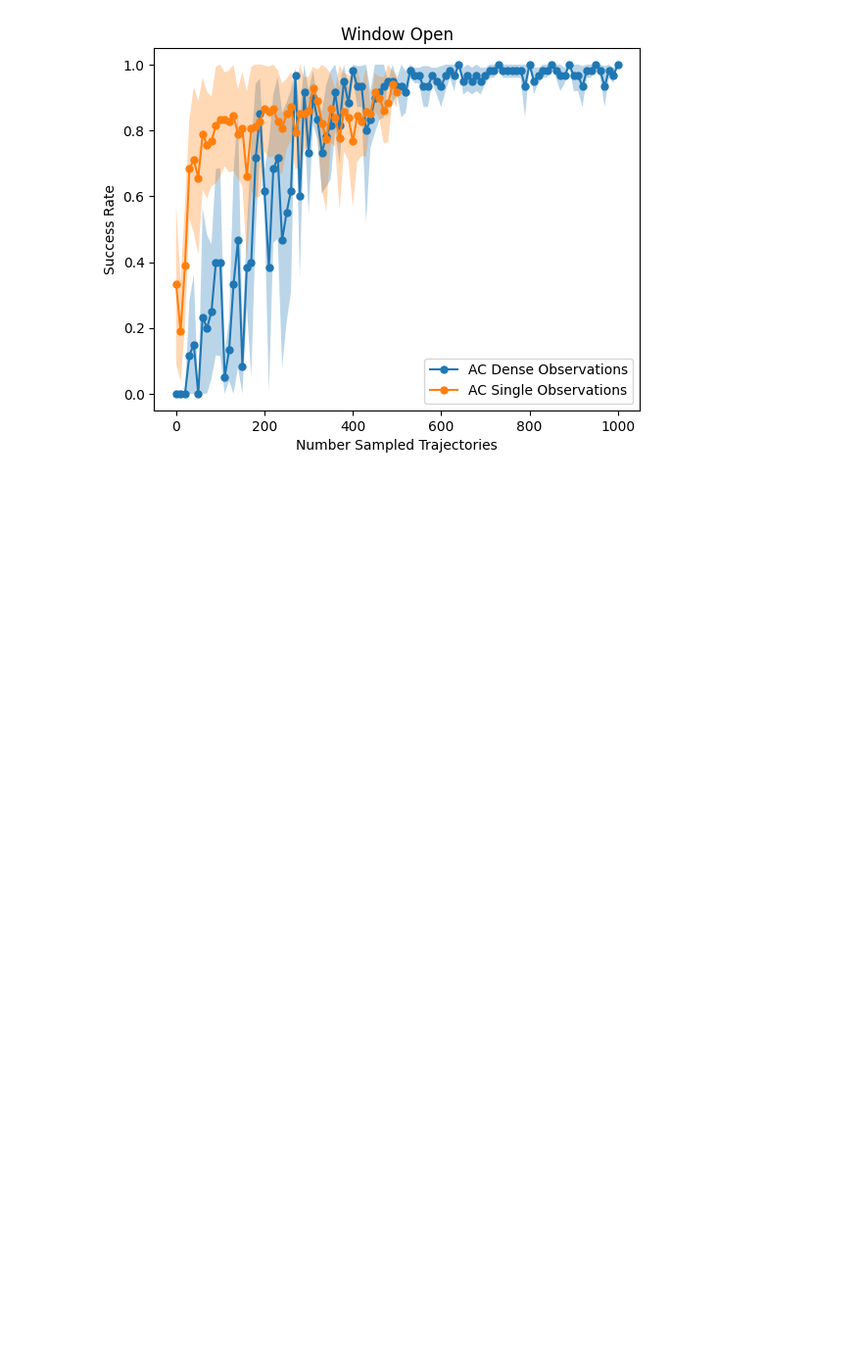
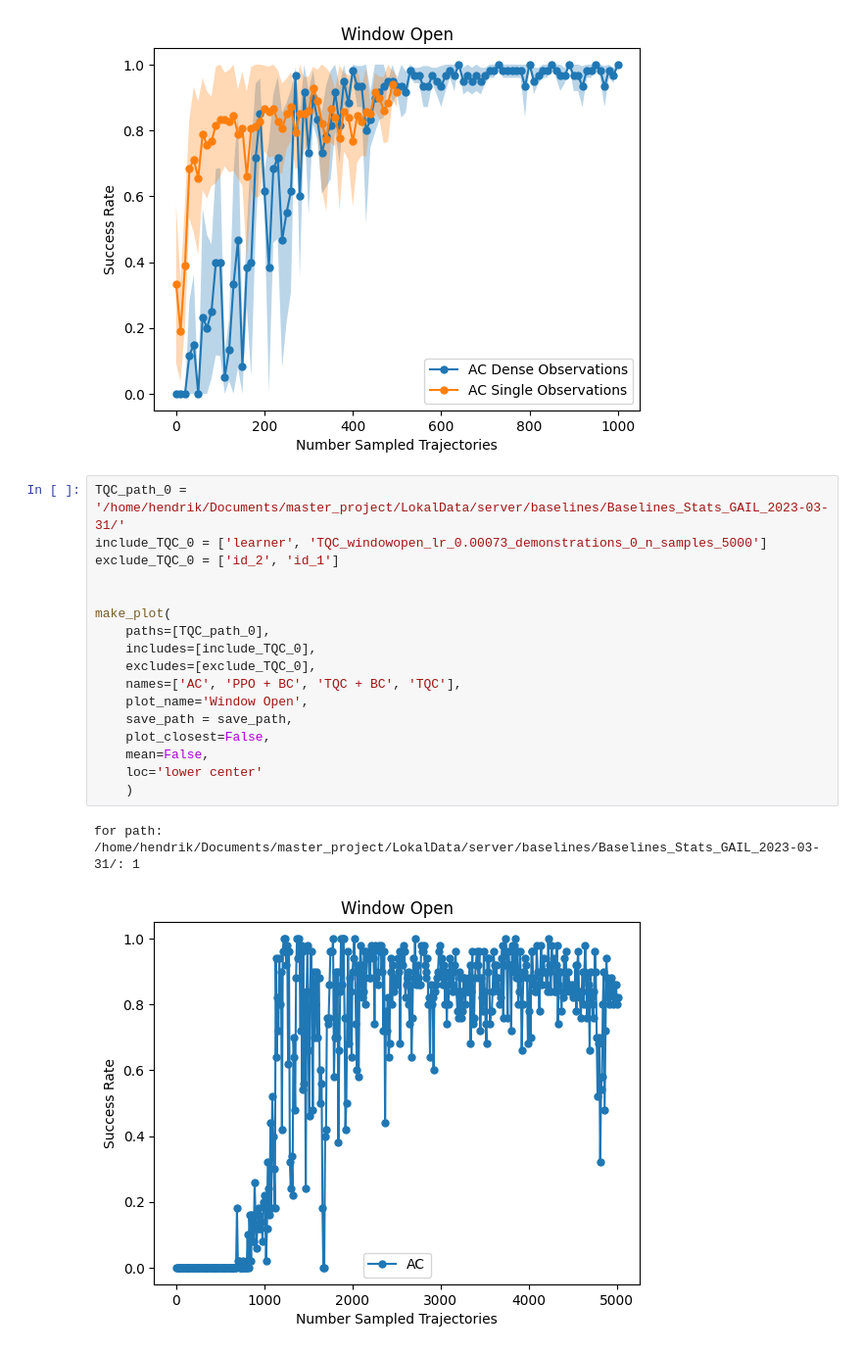
Before and after one commit to ReliableTree/ActiveCritic, a Jupyter notebook: src/active_critic/analyze_stats/dense_1/windowopen.ipynb, the cells around one changed output. Shown at 98% size. Drawn from its saved outputs; the diff is of its cells as text; blank space fills up the shorter version.

```diff
--- a/src/active_critic/analyze_stats/dense_1/windowopen.ipynb
+++ b/src/active_critic/analyze_stats/dense_1/windowopen.ipynb
@@ -64,3 +64,23 @@ make_plot(
 for path: /home/hendrik/Documents/master_project/LokalData/server/AC/0331_stats/: 3
 for path: /home/hendrik/Documents/master_project/LokalData/server/AC/AC_var_2023-03-28/: 4
 [figure]
+# %%
+TQC_path_0 = '/home/hendrik/Documents/master_project/LokalData/server/baselines/Baselines_Stats_GAIL_2023-03-31/'
+include_TQC_0 = ['learner', 'TQC_windowopen_lr_0.00073_demonstrations_0_n_samples_5000']
+exclude_TQC_0 = ['id_2', 'id_1']
+
+
+make_plot(
+    paths=[TQC_path_0],
+    includes=[include_TQC_0],
+    excludes=[exclude_TQC_0],
+    names=['AC', 'PPO + BC', 'TQC + BC', 'TQC'],
+    plot_name='Window Open',
+    save_path = save_path,
+    plot_closest=False,
+    mean=False,
+    loc='lower center'
+    )
+# %% [output]
+for path: /home/hendrik/Documents/master_project/LokalData/server/baselines/Baselines_Stats_GAIL_2023-03-31/: 1
+[figure, added]
```
